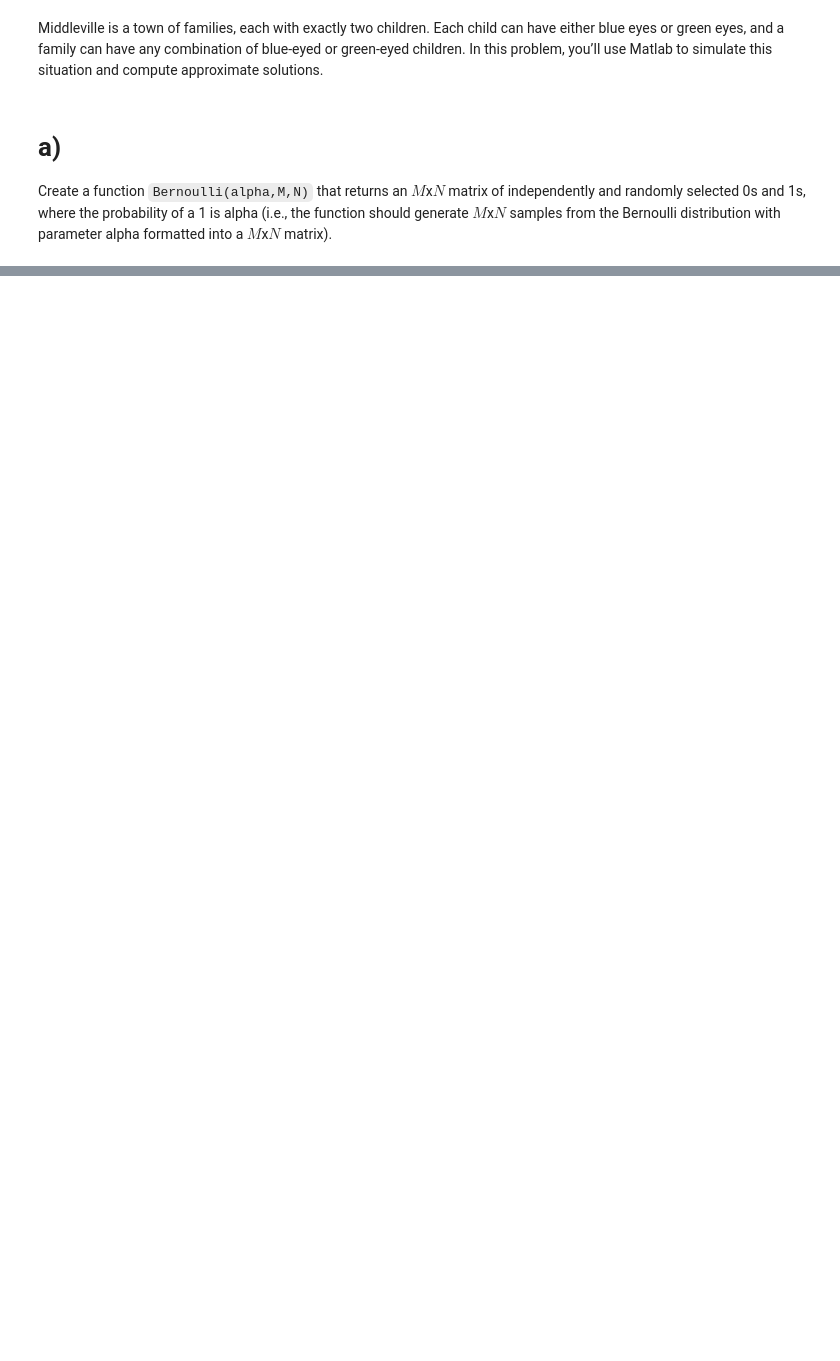
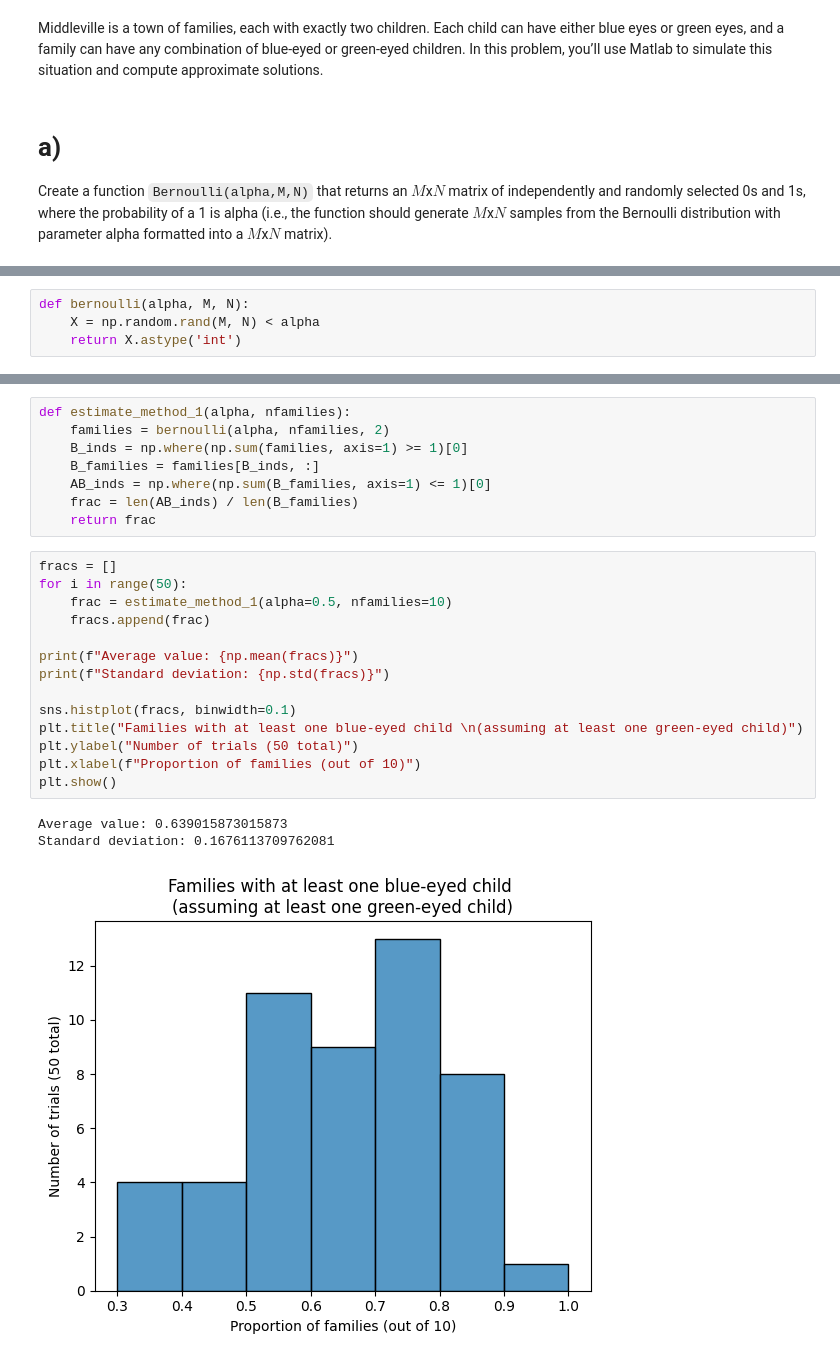
Before and after one commit to lukearend/math-tools, a Jupyter notebook: homework/hw4/HW4_Q1_Arend.ipynb, the cells around one changed output, grey strips where cells are left out. Cells and saved outputs as stored; diff of their text form; blank space fills up the shorter version.

```diff
--- a/homework/hw4/HW4_Q1_Arend.ipynb
+++ b/homework/hw4/HW4_Q1_Arend.ipynb
@@ -26,0 +19,4 @@ deviation as the number of families in the population grows?
+# %%
+def bernoulli(alpha, M, N):
+    X = np.random.rand(M, N) < alpha
+    return X.astype('int')
@@ -40,0 +141,26 @@ families, and plot a histogram of the estimated values. Re-compute for a populat
+# %%
+def estimate_method_1(alpha, nfamilies):
+    families = bernoulli(alpha, nfamilies, 2)
+    B_inds = np.where(np.sum(families, axis=1) >= 1)[0]
+    B_families = families[B_inds, :]
+    AB_inds = np.where(np.sum(B_families, axis=1) <= 1)[0]
+    frac = len(AB_inds) / len(B_families)
+    return frac
+# %%
+fracs = []
+for i in range(50):
+    frac = estimate_method_1(alpha=0.5, nfamilies=10)
+    fracs.append(frac)
+
+print(f"Average value: {np.mean(fracs)}")
+print(f"Standard deviation: {np.std(fracs)}")
+
+sns.histplot(fracs, binwidth=0.1)
+plt.title("Families with at least one blue-eyed child \n(assuming at least one green-eyed child)")
+plt.ylabel("Number of trials (50 total)")
+plt.xlabel(f"Proportion of families (out of 10)")
+plt.show()
+# %% [output]
+Average value: 0.639015873015873
+Standard deviation: 0.1676113709762081
+[figure, added]
```
Also changed, not shown: parts of 29 cells of this notebook, 1 other file.
